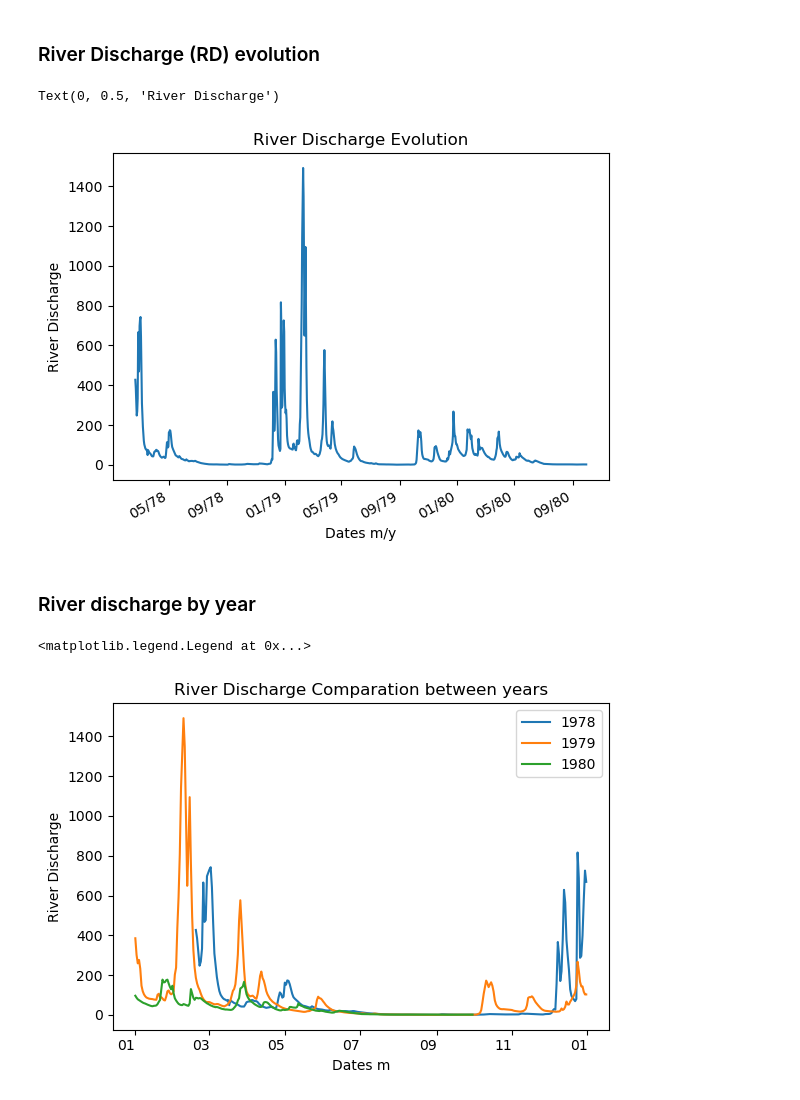
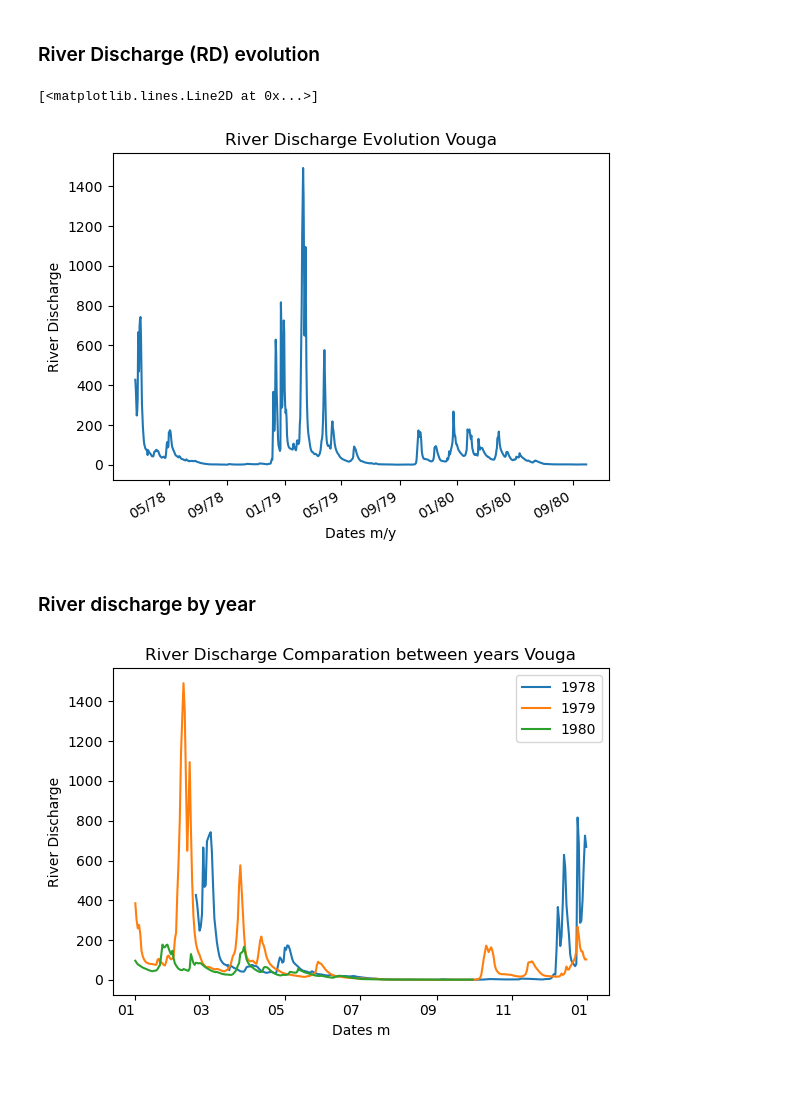
Before and after one commit to Barb02/TAA_ForecastingRiverDischarge, a Jupyter notebook: dataDescription.ipynb, the cells around one changed output. Drawn from its saved outputs; the diff is of its cells as text; code cells hidden in the pictures.

```diff
--- a/dataDescription.ipynb
+++ b/dataDescription.ipynb
@@ -10,7 +13,9 @@ import datetime as dt
 
 ### Loading data
 # %%
-data=pd.read_csv("RD_data/RD_VougaR_pg.csv").values
+river = "RD_data/RD_VougaR_pg.csv"
+data=pd.read_csv(river).values
+name = river.split("_")[2].replace("R","")
 X = data[:,2:4]
 y = data[:,1]
 dias = data[:,0]
@@ -50,15 +56,19 @@ Text(0, 0.5, 'Precipitation')
 # %% [markdown]
 ### River Discharge (RD) evolution
 # %%
+
+
 plt.plot(plotDates,y)
 plt.xlabel("Dates m/y")
-plt.title("River Discharge Evolution")
+title = "River Discharge Evolution " + name
+plt.title(title)
 plt.gca().xaxis.set_major_formatter(mdates.DateFormatter('%m/%y'))
 plt.gcf().autofmt_xdate()
 plt.ylabel("River Discharge")
+plt.savefig("Graphs/"+title.replace(" ","_")+".png")
 # %% [output]
-Text(0, 0.5, 'River Discharge')
+[<matplotlib.lines.Line2D at 0x...>]
-[figure, old version]
+[figure, new version]
 # %% [markdown]
 ### River discharge by year
 # %%
@@ -77,11 +87,12 @@ for key in year_data.keys():
     plt.plot(year_data[key][0],year_data[key][1],label=key)
 
 plt.xlabel("Dates m")
-plt.title("River Discharge Comparation between years")
+title = "River Discharge Comparation between years " + name
+plt.title(title)
 plt.gca().xaxis.set_major_formatter(mdates.DateFormatter('%m'))
 plt.gcf().autofmt_xdate(rotation=0)
 plt.ylabel("River Discharge")
 plt.legend()
+plt.savefig("Graphs/"+title.replace(" ","_")+".png")
 # %% [output]
-<matplotlib.legend.Legend at 0x...>
-[figure, old version]
+[figure, new version]
```
Also changed, not shown: parts of 3 cells of this notebook.
